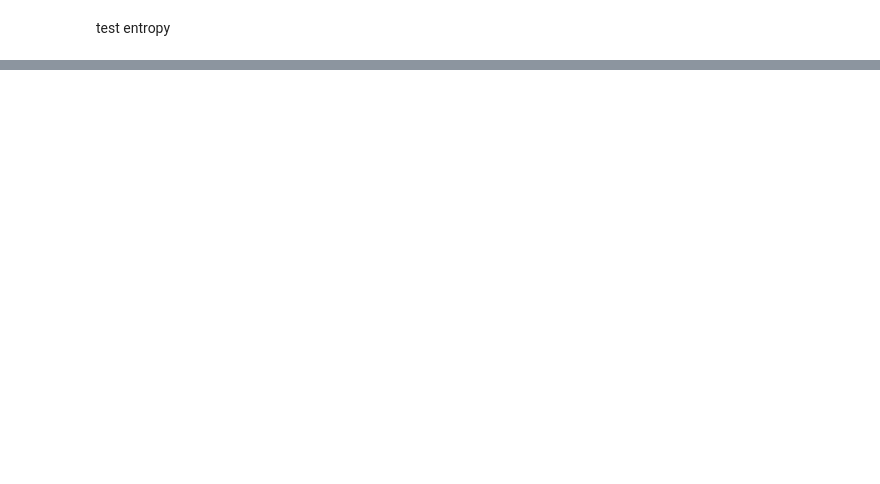
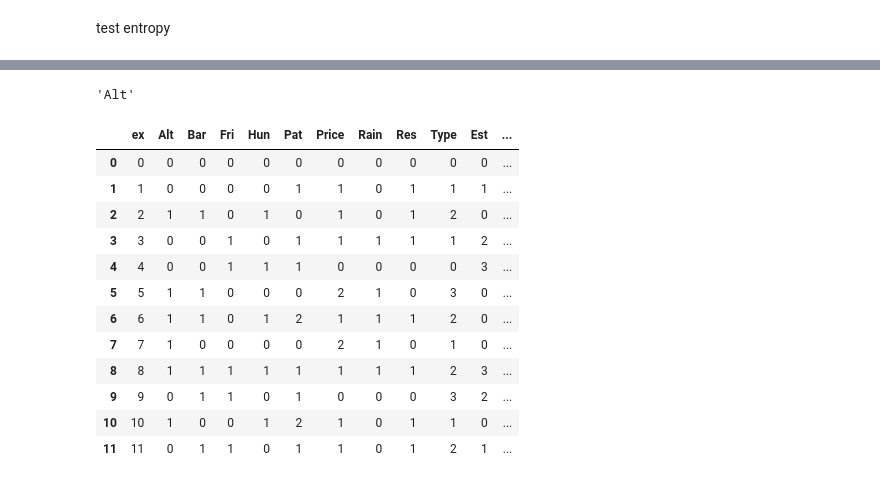
Before and after one commit to soltaniali/project-DecisionTree, a Jupyter notebook: projectfile.ipynb, the cells around one changed output, grey strips where cells are left out. Cells and saved outputs as stored; diff of their text form; code cells hidden in the pictures; blank space fills up the shorter version.

```diff
--- a/projectfile.ipynb
+++ b/projectfile.ipynb
@@ -171,0 +204,4 @@ Remainder(dataset , "Est")
+# %%
+dataset.columns[1]
+# %% [output]
+'Alt'
@@ -171,0 +212,16 @@ Remainder(dataset , "Est")
+# %%
+dataset
+# %% [output]
+|  | ex | Alt | Bar | Fri | Hun | Pat | Price | Rain | Res | Type | Est | ... |
+| 0 | 0 | 0 | 0 | 0 | 0 | 0 | 0 | 0 | 0 | 0 | 0 | ... |
+| 1 | 1 | 0 | 0 | 0 | 0 | 1 | 1 | 0 | 1 | 1 | 1 | ... |
+| 2 | 2 | 1 | 1 | 0 | 1 | 0 | 1 | 0 | 1 | 2 | 0 | ... |
+| 3 | 3 | 0 | 0 | 1 | 0 | 1 | 1 | 1 | 1 | 1 | 2 | ... |
+| 4 | 4 | 0 | 0 | 1 | 1 | 1 | 0 | 0 | 0 | 0 | 3 | ... |
+| 5 | 5 | 1 | 1 | 0 | 0 | 0 | 2 | 1 | 0 | 3 | 0 | ... |
+| 6 | 6 | 1 | 1 | 0 | 1 | 2 | 1 | 1 | 1 | 2 | 0 | ... |
+| 7 | 7 | 1 | 0 | 0 | 0 | 0 | 2 | 1 | 0 | 1 | 0 | ... |
+| 8 | 8 | 1 | 1 | 1 | 1 | 1 | 1 | 1 | 1 | 2 | 3 | ... |
+| 9 | 9 | 0 | 1 | 1 | 0 | 1 | 0 | 0 | 0 | 3 | 2 | ... |
+| 10 | 10 | 1 | 0 | 0 | 1 | 2 | 1 | 0 | 1 | 1 | 0 | ... |
+| 11 | 11 | 0 | 1 | 1 | 0 | 1 | 1 | 0 | 1 | 2 | 1 | ... |
```
Also changed, not shown: parts of 12 cells of this notebook.
